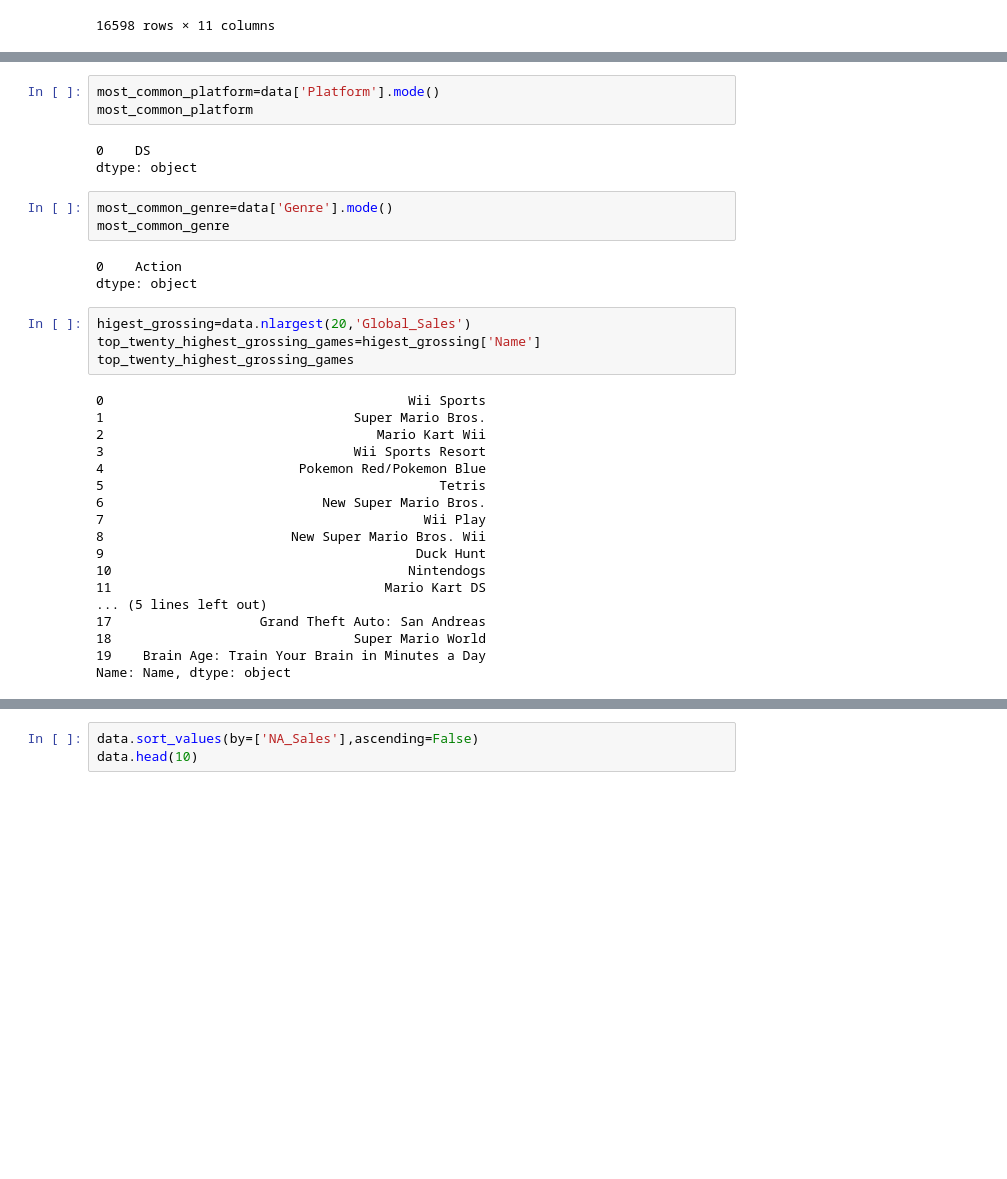
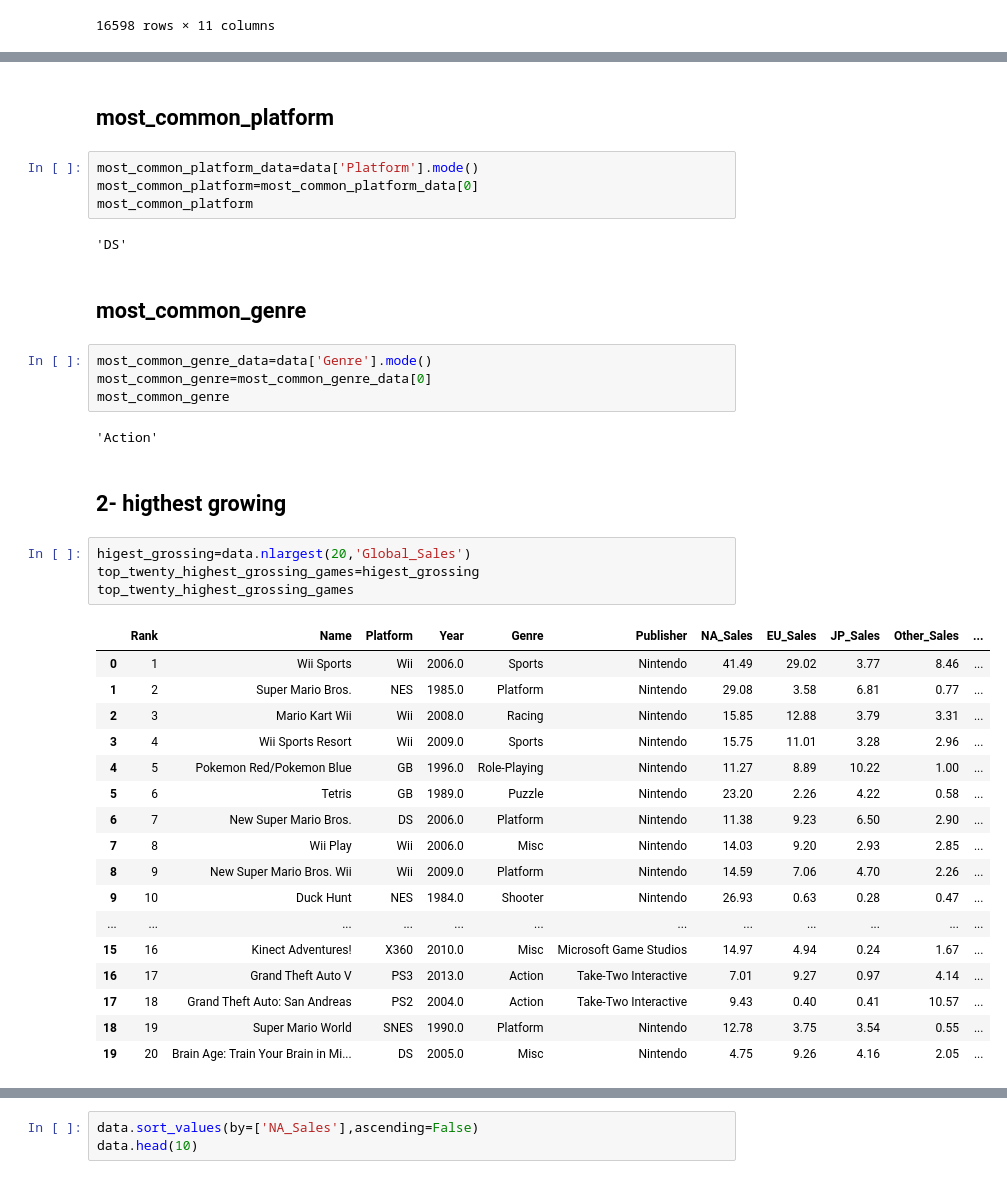
Before and after one commit to ashrf288/pandas, a Jupyter notebook: vg-stats/vg-stats.ipynb, the cells around one changed output, grey strips where cells are left out. Saved outputs shown, nothing was run; the diff lists cells and outputs as text; blank space fills up the shorter version.

```diff
--- a/vg-stats/vg-stats.ipynb
+++ b/vg-stats/vg-stats.ipynb
@@ -27,34 +29,40 @@ dtype: object
+# %% [markdown]
+## most_common_platform
 # %%
-most_common_platform=data['Platform'].mode()
+most_common_platform_data=data['Platform'].mode()
+most_common_platform=most_common_platform_data[0]
 most_common_platform
 # %% [output]
-0    DS
-dtype: object
+'DS'
+# %% [markdown]
+## most_common_genre
 # %%
-most_common_genre=data['Genre'].mode()
+most_common_genre_data=data['Genre'].mode()
+most_common_genre=most_common_genre_data[0]
 most_common_genre
 # %% [output]
-0    Action
-dtype: object
+'Action'
+# %% [markdown]
+## 2- higthest growing
 # %%
 higest_grossing=data.nlargest(20,'Global_Sales')
-top_twenty_highest_grossing_games=higest_grossing['Name']
+top_twenty_highest_grossing_games=higest_grossing
 top_twenty_highest_grossing_games
 # %% [output]
-0                                       Wii Sports
-1                                Super Mario Bros.
-2                                   Mario Kart Wii
-3                                Wii Sports Resort
-4                         Pokemon Red/Pokemon Blue
-5                                           Tetris
-6                            New Super Mario Bros.
-7                                         Wii Play
-8                        New Super Mario Bros. Wii
-9                                        Duck Hunt
-10                                      Nintendogs
-11                                   Mario Kart DS
-... (5 lines left out)
-17                   Grand Theft Auto: San Andreas
-18                               Super Mario World
-19    Brain Age: Train Your Brain in Minutes a Day
-Name: Name, dtype: object
+|  | Rank | Name | Platform | Year | Genre | Publisher | NA_Sales | EU_Sales | JP_Sales | Other_Sales | ... |
+| 0 | 1 | Wii Sports | Wii | 2006.0 | Sports | Nintendo | 41.49 | 29.02 | 3.77 | 8.46 | ... |
+| 1 | 2 | Super Mario Bros. | NES | 1985.0 | Platform | Nintendo | 29.08 | 3.58 | 6.81 | 0.77 | ... |
+| 2 | 3 | Mario Kart Wii | Wii | 2008.0 | Racing | Nintendo | 15.85 | 12.88 | 3.79 | 3.31 | ... |
+| 3 | 4 | Wii Sports Resort | Wii | 2009.0 | Sports | Nintendo | 15.75 | 11.01 | 3.28 | 2.96 | ... |
+| 4 | 5 | Pokemon Red/Pokemon Blue | GB | 1996.0 | Role-Playing | Nintendo | 11.27 | 8.89 | 10.22 | 1.00 | ... |
+| 5 | 6 | Tetris | GB | 1989.0 | Puzzle | Nintendo | 23.20 | 2.26 | 4.22 | 0.58 | ... |
+| 6 | 7 | New Super Mario Bros. | DS | 2006.0 | Platform | Nintendo | 11.38 | 9.23 | 6.50 | 2.90 | ... |
+| 7 | 8 | Wii Play | Wii | 2006.0 | Misc | Nintendo | 14.03 | 9.20 | 2.93 | 2.85 | ... |
+| 8 | 9 | New Super Mario Bros. Wii | Wii | 2009.0 | Platform | Nintendo | 14.59 | 7.06 | 4.70 | 2.26 | ... |
+| 9 | 10 | Duck Hunt | NES | 1984.0 | Shooter | Nintendo | 26.93 | 0.63 | 0.28 | 0.47 | ... |
+| ... | ... | ... | ... | ... | ... | ... | ... | ... | ... | ... | ... |
+| 15 | 16 | Kinect Adventures! | X360 | 2010.0 | Misc | Microsoft Game Studios | 14.97 | 4.94 | 0.24 | 1.67 | ... |
+| 16 | 17 | Grand Theft Auto V | PS3 | 2013.0 | Action | Take-Two Interactive | 7.01 | 9.27 | 0.97 | 4.14 | ... |
+| 17 | 18 | Grand Theft Auto: San Andreas | PS2 | 2004.0 | Action | Take-Two Interactive | 9.43 | 0.40 | 0.41 | 10.57 | ... |
+| 18 | 19 | Super Mario World | SNES | 1990.0 | Platform | Nintendo | 12.78 | 3.75 | 3.54 | 0.55 | ... |
+| 19 | 20 | Brain Age: Train Your Brain in Mi... | DS | 2005.0 | Misc | Nintendo | 4.75 | 9.26 | 4.16 | 2.05 | ... |
```
Also changed, not shown: parts of 22 cells of this notebook.
